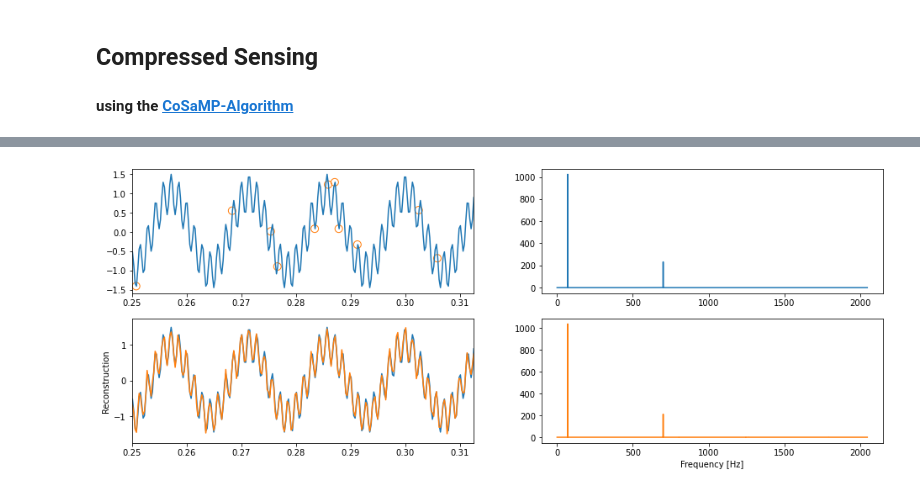
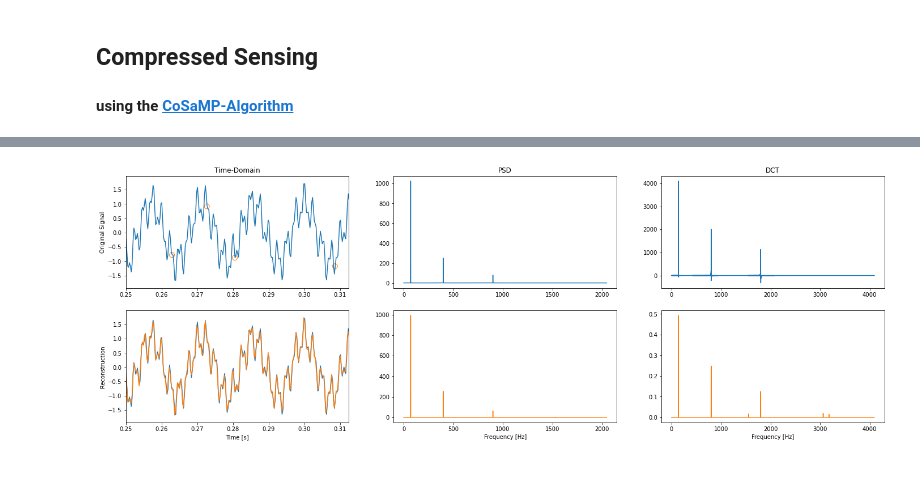
Before and after one commit to PaulWawerek-L/CS_example, a Jupyter notebook: cs_example.ipynb, the cells around one changed output, grey strips where cells are left out. Drawn from its saved outputs; the diff is of its cells as text; code cells hidden in the pictures.

```diff
--- a/cs_example.ipynb
+++ b/cs_example.ipynb
@@ -16,9 +17,9 @@ x_PSD = np.abs(x_fft * np.conj(x_fft)) / n
 # %% [markdown]
 ## random sampling
 # %%
-p = 128 # number of random samples
-perm = np.floor(np.random.rand(p) * n).astype(int)
-y = x[perm]
+m = 100 # number of random samples
+perm = np.floor(np.random.rand(m) * N).astype(int)
+y = z[perm]
 # %% [markdown]
 ## plot time- and PSD-signal
 # %%
@@ -54,11 +46,11 @@ plt.show()
 ## Compressed Sensing
 #### using the [CoSaMP-Algorithm](http://users.cms.caltech.edu/~jtropp/papers/NT08-CoSaMP-Iterative-preprint.pdf)
 # %%
-psi = dct(np.identity(n))
-theta = psi[perm, :]
+psi = dct(np.identity(N))
+A = psi[perm, :]
 
-s = cosamp(theta, y, 10, max_iter=10)
-x_recon = idct(s) # reconstruction
+x_recon = cosamp(A, y, 6, max_iter=20)
+z_recon = idct(x_recon) # reconstruction
 # %% [output]
 Iteration 1
 Iteration 2
@@ -73,23 +62,34 @@ Iteration 10
 # %%
-fig, axs = plt.subplots(2, 2, figsize=(16, 6))
+z_recon_fft = np.fft.fft(z_recon, N)
+z_recon_PSD = np.abs(z_recon_fft * np.conj(z_recon_fft)) / N
 
-axs[0][0].plot(t, x)
-axs[0][0].scatter(perm/n, y, s=80, edgecolors='C1', facecolors='none')
+fig, axs = plt.subplots(2, 3, figsize=(24, 8))
+
+axs[0][0].plot(t, z)
+axs[0][0].scatter(perm/N, y, s=80, edgecolors='C1', facecolors='none')
 axs[0][0].set_xlim(time_window[0], time_window[1])
+axs[0][0].set_title('Time-Domain')
+axs[0][0].set_ylabel('Original Signal')
 
-axs[0][1].plot(freq[:L], x_PSD[:L])
+axs[0][1].plot(freq[:L], z_PSD[:L])
+axs[0][1].set_title('PSD')
 
-axs[1][0].plot(t, x)
-axs[1][0].plot(t, x_recon)
+axs[1][0].plot(t, z)
+axs[1][0].plot(t, z_recon)
 axs[1][0].set_xlim(time_window[0], time_window[1])
 axs[1][0].set_ylabel('Reconstruction')
+axs[1][0].set_xlabel('Time [s]')
 
-x_recon_fft = np.fft.fft(x_recon, n)
-x_recon_PSD = np.abs(x_recon_fft * np.conj(x_recon_fft)) / n
 
-axs[1][1].plot(freq[:L], x_recon_PSD[:L], color='C1')
+axs[1][1].plot(freq[:L], z_recon_PSD[:L], color='C1')
 axs[1][1].set_xlabel('Frequency [Hz]')
 
-plt.show()
+axs[0][2].plot(freq, dct(z))
+axs[0][2].set_title('DCT')
+
+axs[1][2].plot(freq, x_recon, color='C1')
+axs[1][2].set_xlabel('Frequency [Hz]')
+
+fig.show()
 # %% [output]
-[figure, old version]
+[figure, new version]
```
Also changed, not shown: parts of 6 cells of this notebook, 1 other file.
